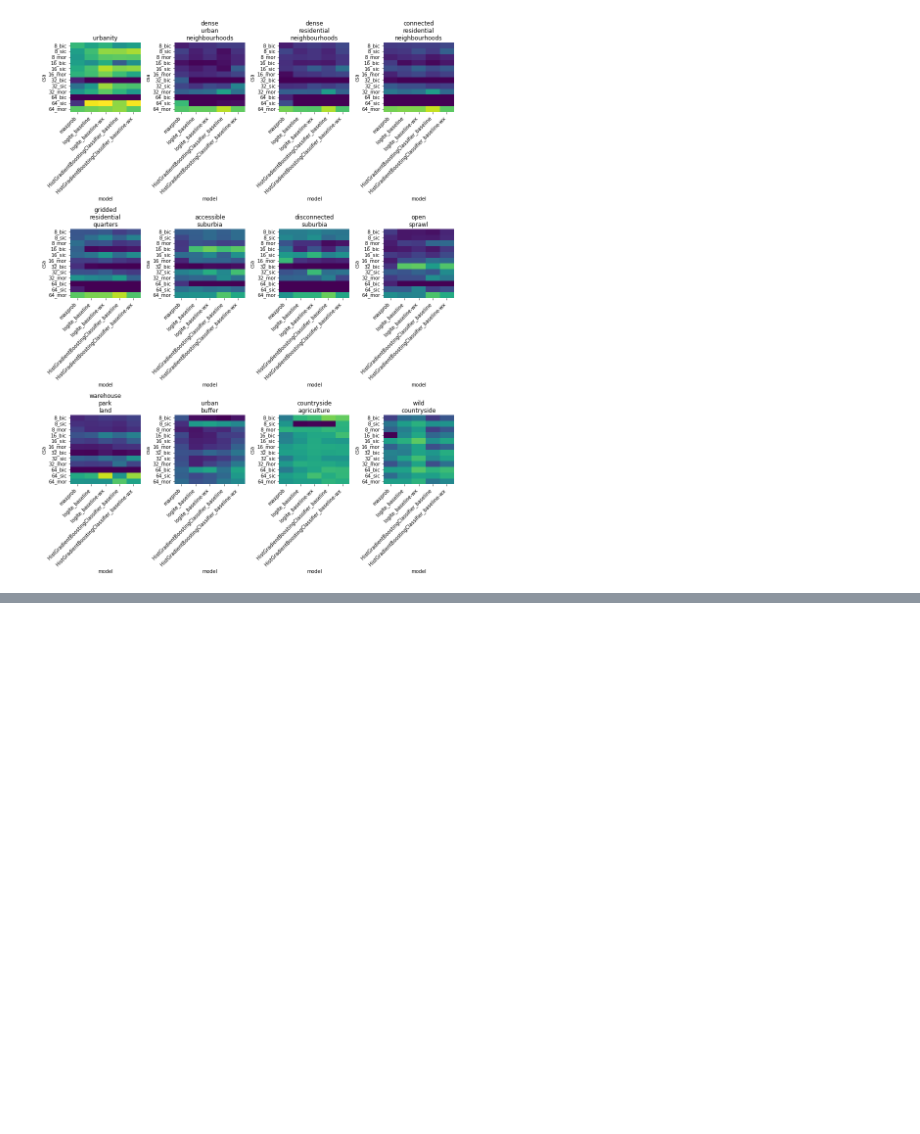
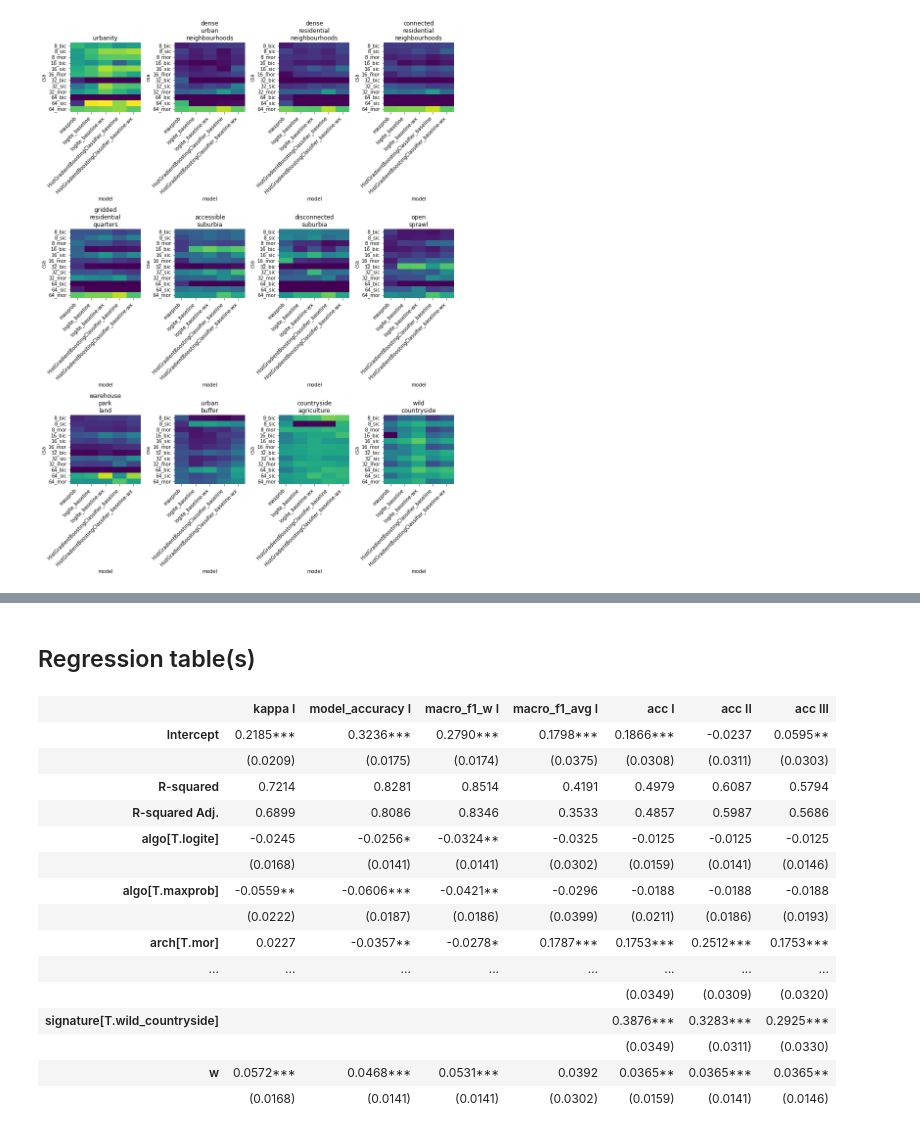
Before and after one commit to urbangrammarai/signature_ai, a Jupyter notebook: ai_experiments/production_model_performance.ipynb, the cells around one changed output, grey strips where cells are left out. Cells and saved outputs as stored; diff of their text form; code cells hidden in the pictures; blank space fills up the shorter version.

```diff
--- a/ai_experiments/production_model_performance.ipynb
+++ b/ai_experiments/production_model_performance.ipynb
@@ -340,0 +453,5 @@ plt.show()
+# %%
+m1wc = sm.ols(
+    'acc ~ signature + arch + chipsize_int + algo + w', wc_acc
+).fit()
+m1wc.summary()
@@ -340,0 +493,5 @@ plt.show()
+# %%
+m2wc = sm.ols(
+    'acc ~ signature + arch + chipsize_int + algo + w + obs_1k', wc_acc
+).fit()
+m2wc.summary()
@@ -340,0 +533,5 @@ plt.show()
+# %%
+m3wc = sm.ols(
+    'acc ~ signature + arch + chipsize_int + algo + w + obs_pct', wc_acc
+).fit()
+m3wc.summary()
@@ -340,0 +571,21 @@ plt.show()
+# %% [markdown]
+## Regression table(s)
+# %%
+summary_col([m1, m2, m3, m4, m1wc, m2wc, m3wc], stars=True)
+# %% [output]
+|  | kappa I | model_accuracy I | macro_f1_w I | macro_f1_avg I | acc I | acc II | acc III |
+| Intercept | 0.2185*** | 0.3236*** | 0.2790*** | 0.1798*** | 0.1866*** | -0.0237 | 0.0595** |
+|  | (0.0209) | (0.0175) | (0.0174) | (0.0375) | (0.0308) | (0.0311) | (0.0303) |
+| R-squared | 0.7214 | 0.8281 | 0.8514 | 0.4191 | 0.4979 | 0.6087 | 0.5794 |
+| R-squared Adj. | 0.6899 | 0.8086 | 0.8346 | 0.3533 | 0.4857 | 0.5987 | 0.5686 |
+| algo[T.logite] | -0.0245 | -0.0256* | -0.0324** | -0.0325 | -0.0125 | -0.0125 | -0.0125 |
+|  | (0.0168) | (0.0141) | (0.0141) | (0.0302) | (0.0159) | (0.0141) | (0.0146) |
+| algo[T.maxprob] | -0.0559** | -0.0606*** | -0.0421** | -0.0296 | -0.0188 | -0.0188 | -0.0188 |
+|  | (0.0222) | (0.0187) | (0.0186) | (0.0399) | (0.0211) | (0.0186) | (0.0193) |
+| arch[T.mor] | 0.0227 | -0.0357** | -0.0278* | 0.1787*** | 0.1753*** | 0.2512*** | 0.1753*** |
+| ... | ... | ... | ... | ... | ... | ... | ... |
+|  |  |  |  |  | (0.0349) | (0.0309) | (0.0320) |
+| signature[T.wild_countryside] |  |  |  |  | 0.3876*** | 0.3283*** | 0.2925*** |
+|  |  |  |  |  | (0.0349) | (0.0311) | (0.0330) |
+| w | 0.0572*** | 0.0468*** | 0.0531*** | 0.0392 | 0.0365** | 0.0365*** | 0.0365** |
+|  | (0.0168) | (0.0141) | (0.0141) | (0.0302) | (0.0159) | (0.0141) | (0.0146) |
```
Also changed, not shown: parts of 51 cells of this notebook, 2 other files.
